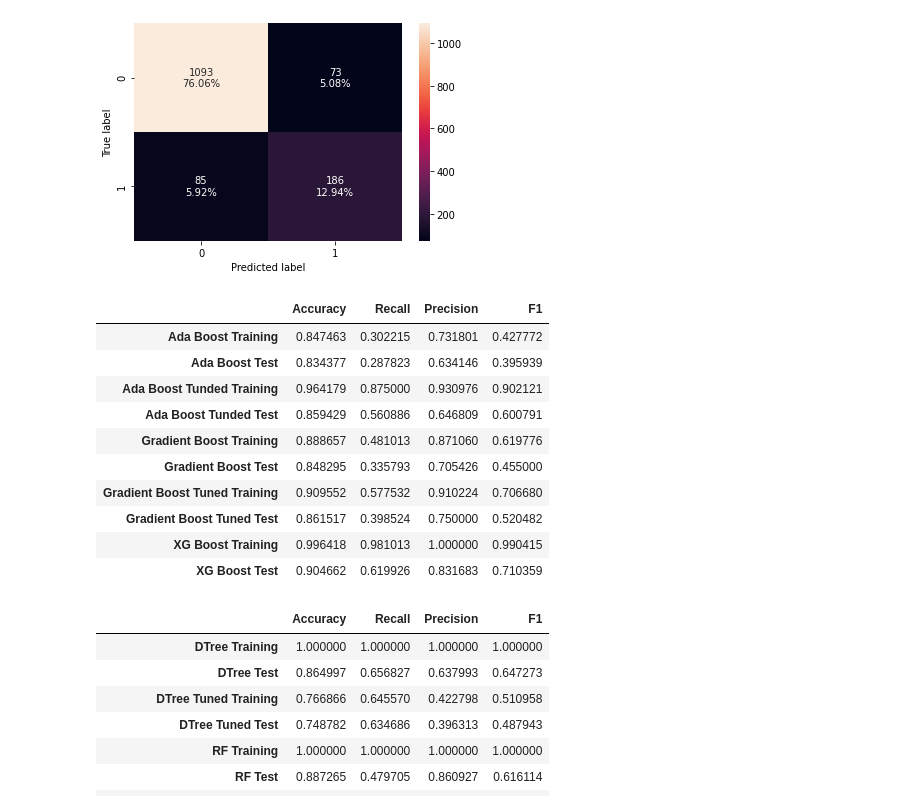
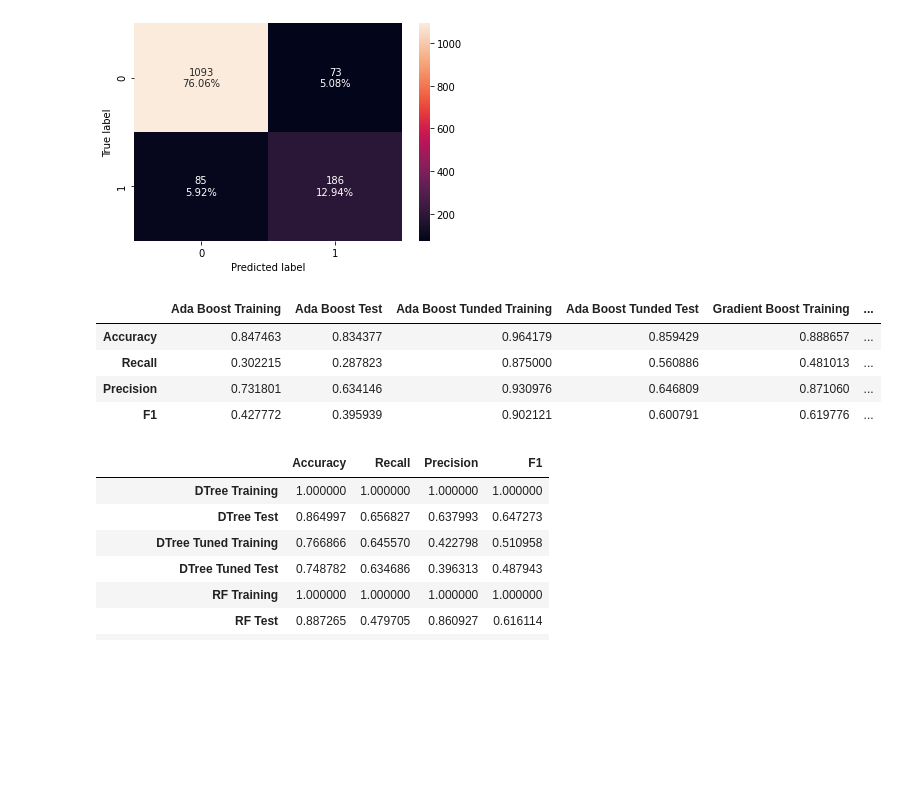
Before and after one commit to jarato123/AI-Class, a Jupyter notebook: Ensemble Techniques/ET Final Project/ET Final Project.ipynb, the cells around one changed output. Saved outputs shown, nothing was run; the diff lists cells and outputs as text; code cells hidden in the pictures; blank space fills up the shorter version.

```diff
--- a/Ensemble Techniques/ET Final Project/ET Final Project.ipynb
+++ b/Ensemble Techniques/ET Final Project/ET Final Project.ipynb
@@ -1298,24 +1299,18 @@ stacking_compare.head()
 # %%
 # Comparing all Boosting Models
 
 boosting_compare_all = ab_compare.copy()
 boosting_compare_all = boosting_compare_all.append(gb_compare, ignore_index=False)
 boosting_compare_all = boosting_compare_all.append(xg_compare, ignore_index=False)
-#oosting_compare_all = boosting_compare_all.append(stacking_compare, ignore_index=False)
+boosting_compare_all = boosting_compare_all.append(stacking_compare, ignore_index=False)
 
-boosting_compare_all.head(12)
+boosting_compare_all.head(12).T
 # %% [output]
-|  | Accuracy | Recall | Precision | F1 |
-| Ada Boost Training | 0.847463 | 0.302215 | 0.731801 | 0.427772 |
-| Ada Boost Test | 0.834377 | 0.287823 | 0.634146 | 0.395939 |
-| Ada Boost Tunded Training | 0.964179 | 0.875000 | 0.930976 | 0.902121 |
-| Ada Boost Tunded Test | 0.859429 | 0.560886 | 0.646809 | 0.600791 |
-| Gradient Boost Training | 0.888657 | 0.481013 | 0.871060 | 0.619776 |
-| Gradient Boost Test | 0.848295 | 0.335793 | 0.705426 | 0.455000 |
-| Gradient Boost Tuned Training | 0.909552 | 0.577532 | 0.910224 | 0.706680 |
-| Gradient Boost Tuned Test | 0.861517 | 0.398524 | 0.750000 | 0.520482 |
-| XG Boost Training | 0.996418 | 0.981013 | 1.000000 | 0.990415 |
-| XG Boost Test | 0.904662 | 0.619926 | 0.831683 | 0.710359 |
+|  | Ada Boost Training | Ada Boost Test | Ada Boost Tunded Training | Ada Boost Tunded Test | Gradient Boost Training | ... |
+| Accuracy | 0.847463 | 0.834377 | 0.964179 | 0.859429 | 0.888657 | ... |
+| Recall | 0.302215 | 0.287823 | 0.875000 | 0.560886 | 0.481013 | ... |
+| Precision | 0.731801 | 0.634146 | 0.930976 | 0.646809 | 0.871060 | ... |
+| F1 | 0.427772 | 0.395939 | 0.902121 | 0.600791 | 0.619776 | ... |
 # %%
 compare_all = bagging_compare_all.append(boosting_compare_all, ignore_index=False)
 compare_all.head(30)
```
Also changed, not shown: parts of 3 cells of this notebook.
